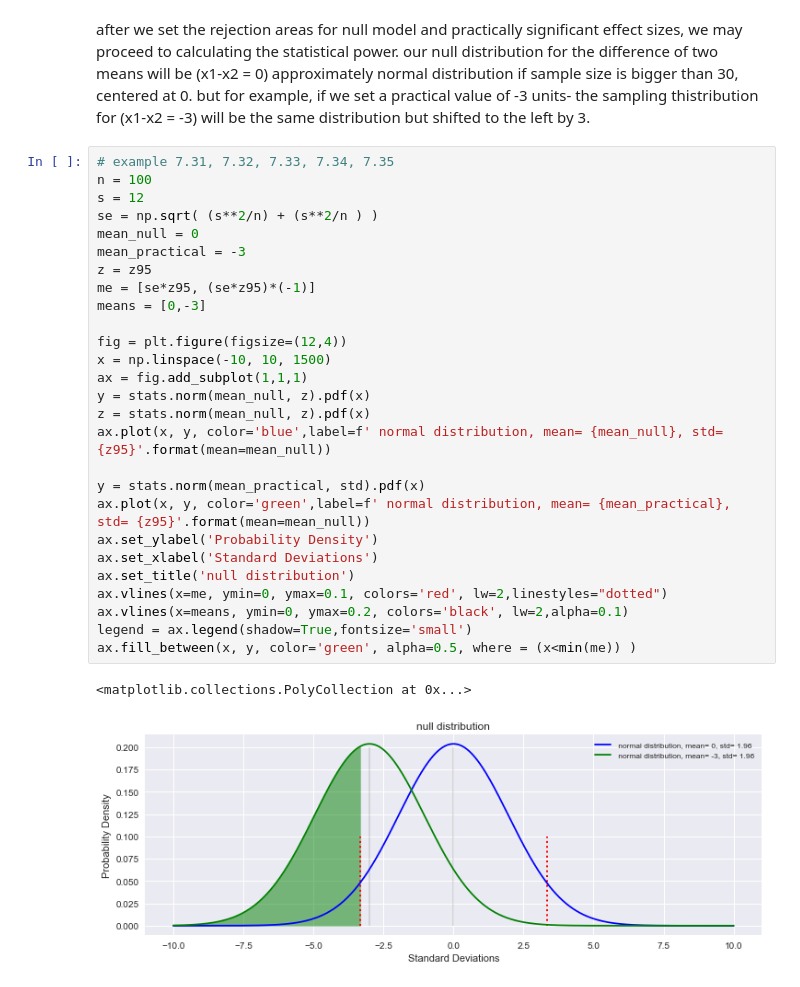
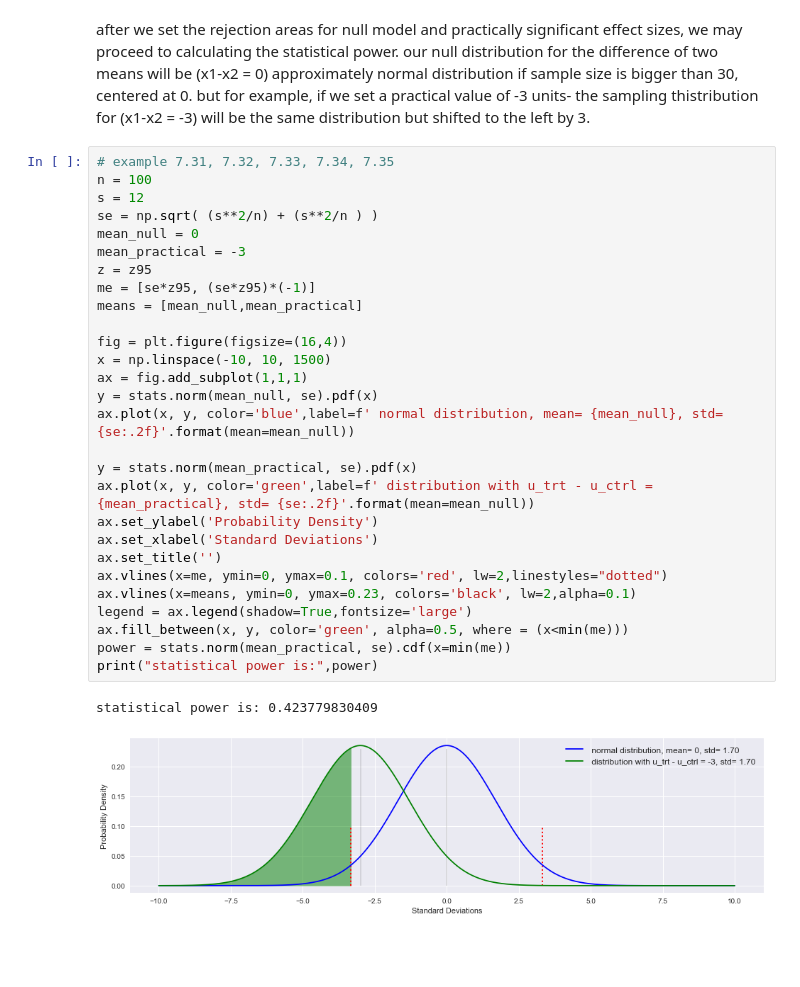
Before and after one commit to mseyhan/statistical-learning, a Jupyter notebook: chapter7_4.ipynb, the cells around one changed output. Saved outputs shown, nothing was run; the diff lists cells and outputs as text; blank space fills up the shorter version.

```diff
--- a/chapter7_4.ipynb
+++ b/chapter7_4.ipynb
@@ -44,30 +44,31 @@ after we set the rejection areas for null model and practically significant effe
 # %%
 # example 7.31, 7.32, 7.33, 7.34, 7.35
 n = 100
 s = 12
 se = np.sqrt( (s**2/n) + (s**2/n ) )
 mean_null = 0
 mean_practical = -3
 z = z95
 me = [se*z95, (se*z95)*(-1)]
-means = [0,-3]
+means = [mean_null,mean_practical]
 
-fig = plt.figure(figsize=(12,4))
+fig = plt.figure(figsize=(16,4))
 x = np.linspace(-10, 10, 1500)
 ax = fig.add_subplot(1,1,1)
-y = stats.norm(mean_null, z).pdf(x)
-z = stats.norm(mean_null, z).pdf(x)
-ax.plot(x, y, color='blue',label=f' normal distribution, mean= {mean_null}, std= {z95}'.format(mean=mean_null))
+y = stats.norm(mean_null, se).pdf(x)
+ax.plot(x, y, color='blue',label=f' normal distribution, mean= {mean_null}, std= {se:.2f}'.format(mean=mean_null))
 
-y = stats.norm(mean_practical, std).pdf(x)
-ax.plot(x, y, color='green',label=f' normal distribution, mean= {mean_practical}, std= {z95}'.format(mean=mean_null))
+y = stats.norm(mean_practical, se).pdf(x)
+ax.plot(x, y, color='green',label=f' distribution with u_trt - u_ctrl = {mean_practical}, std= {se:.2f}'.format(mean=mean_null))
 ax.set_ylabel('Probability Density')
 ax.set_xlabel('Standard Deviations')
-ax.set_title('null distribution')
+ax.set_title('')
 ax.vlines(x=me, ymin=0, ymax=0.1, colors='red', lw=2,linestyles="dotted")
-ax.vlines(x=means, ymin=0, ymax=0.2, colors='black', lw=2,alpha=0.1)
-legend = ax.legend(shadow=True,fontsize='small')
-ax.fill_between(x, y, color='green', alpha=0.5, where = (x<min(me)) )
+ax.vlines(x=means, ymin=0, ymax=0.23, colors='black', lw=2,alpha=0.1)
+legend = ax.legend(shadow=True,fontsize='large')
+ax.fill_between(x, y, color='green', alpha=0.5, where = (x<min(me)))
+power = stats.norm(mean_practical, se).cdf(x=min(me))
+print("statistical power is:",power)
 # %% [output]
-<matplotlib.collections.PolyCollection at 0x...>
+statistical power is: 0.423779830409
-[figure, old version]
+[figure, new version]
```
Also changed, not shown: parts of 5 cells of this notebook.
